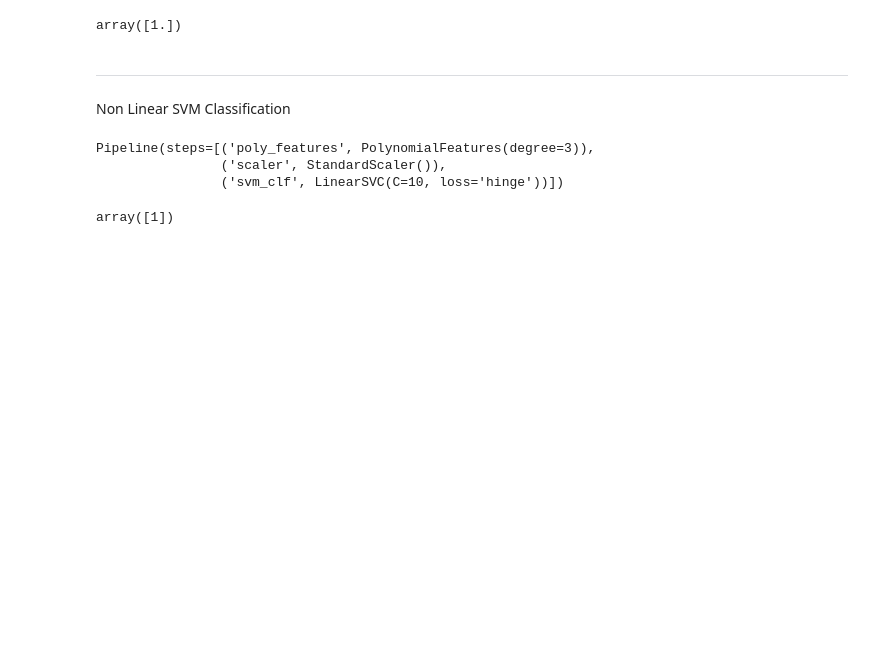
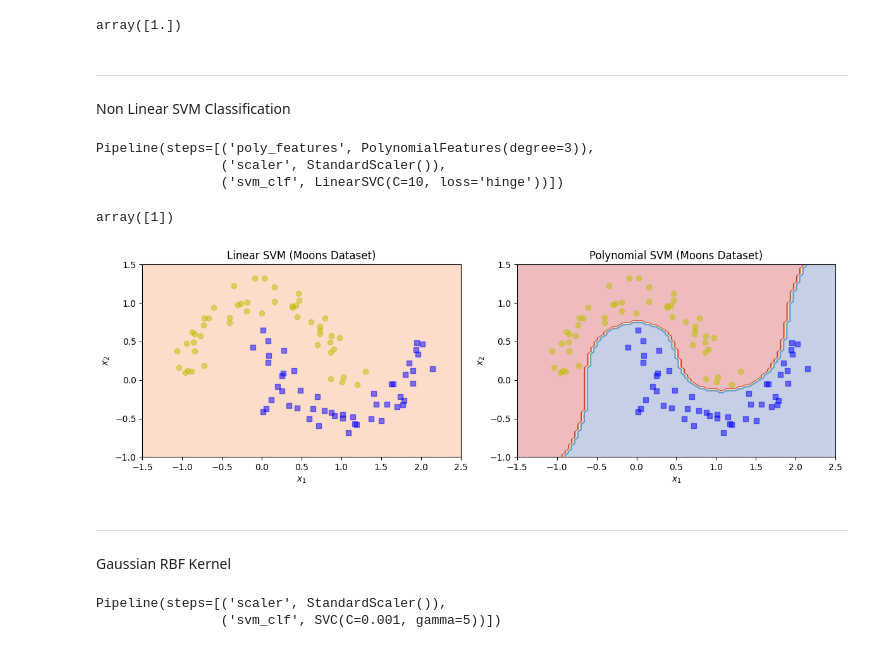
Before and after one commit to mrashutoshnigam/ai-ml-course, a Jupyter notebook: Machine-Learning/Oreilly/CH5_support_vector_machine.ipynb, the cells around one changed output. Drawn from its saved outputs; the diff is of its cells as text; code cells hidden in the pictures; blank space fills up the shorter version.

```diff
--- a/Machine-Learning/Oreilly/CH5_support_vector_machine.ipynb
+++ b/Machine-Learning/Oreilly/CH5_support_vector_machine.ipynb
@@ -39,15 +39,15 @@ from sklearn import datasets
 from sklearn.pipeline import Pipeline
 # %%
 iris= datasets.load_iris()
-X= iris["data"][:,(2,3)]
-y= (iris["target"]==2).astype(np.float64)
+X_iris= iris["data"][:,(2,3)]
+y_iris= (iris["target"]==2).astype(np.float64)
 
 svm_clf= Pipeline([
     ("scalar", StandardScaler()),
     ("linear_svc", LinearSVC(C=1, loss="hinge")),
 ])
 
-svm_clf.fit(X,y)
+svm_clf.fit(X_iris,y_iris)
 # %% [output]
 Pipeline(steps=[('scalar', StandardScaler()),
                 ('linear_svc', LinearSVC(C=1, loss='hinge'))])
@@ -63,14 +63,14 @@ from sklearn.datasets import make_moons
 from sklearn.pipeline import Pipeline
 from sklearn.preprocessing import PolynomialFeatures
 # %%
-X,y = make_moons(n_samples=100, noise=0.15)
+X_moons,y_moons = make_moons(n_samples=100, noise=0.15)
 polynomial_svm_clf= Pipeline([
     ("poly_features", PolynomialFeatures(degree=3)),
     ("scaler",StandardScaler()),
     ("svm_clf", LinearSVC(C=10, loss='hinge'))
 ])
 
-polynomial_svm_clf.fit(X,y)
+polynomial_svm_clf.fit(X_moons,y_moons)
 # %% [output]
 Pipeline(steps=[('poly_features', PolynomialFeatures(degree=3)),
                 ('scaler', StandardScaler()),
@@ -79,3 +79,58 @@ Pipeline(steps=[('poly_features', PolynomialFeatures(degree=3)),
 polynomial_svm_clf.predict([[5.5,1.7]])
 # %% [output]
 array([1])
+# %%
+import matplotlib.pyplot as plt
+import numpy as np
+
+def plot_decision_boundary(clf, X, y, axes=[-1.5, 2.5, -1, 1.5], alpha=0.5, contour=True):
+    x1s = np.linspace(axes[0], axes[1], 100)
+    x2s = np.linspace(axes[2], axes[3], 100)
+    x1, x2 = np.meshgrid(x1s, x2s)
+    X_new = np.c_[x1.ravel(), x2.ravel()]
+    y_pred = clf.predict(X_new).reshape(x1.shape)
+
+    custom_cmap = plt.cm.RdYlBu
+    plt.contourf(x1, x2, y_pred, alpha=0.3, cmap=custom_cmap)
+    if contour:
+        custom_cmap2 = plt.cm.RdYlBu
+        plt.contour(x1, x2, y_pred, cmap=custom_cmap2, alpha=0.8)
+    plt.plot(X[:, 0][y==0], X[:, 1][y==0], "yo", alpha=alpha)
+    plt.plot(X[:, 0][y==1], X[:, 1][y==1], "bs", alpha=alpha)
+    plt.axis(axes)
+    plt.xlabel(r"$x_1$")
+    plt.ylabel(r"$x_2$")
+
+# Plot the decision boundary for polynomial SVM
+plt.figure(figsize=(12, 4))
+
+# Plot original data with linear SVM
+plt.subplot(1, 2, 1)
+plot_decision_boundary(svm_clf, X_moons, y_moons)
+plt.title("Linear SVM (Moons Dataset)")
+
+# Plot moon dataset with polynomial SVM
+plt.subplot(1, 2, 2)
+plot_decision_boundary(polynomial_svm_clf, X_moons, y_moons)
+plt.title("Polynomial SVM (Moons Dataset)")
+
+plt.tight_layout()
+plt.show()
+# %% [output]
+[figure, added]
+# %% [markdown]
+----
+Gaussian RBF Kernel
+# %%
+from sklearn.svm import SVC
+
+
+rbf_kernel_svm_clf = Pipeline([
+    ("scaler", StandardScaler()),
+    ("svm_clf", SVC(kernel="rbf", gamma=5, C=0.001))
+])
+
+rbf_kernel_svm_clf.fit(X_iris, y_iris)
+# %% [output]
+Pipeline(steps=[('scaler', StandardScaler()),
+                ('svm_clf', SVC(C=0.001, gamma=5))])
```
Also changed, not shown: parts of 5 cells of this notebook.
